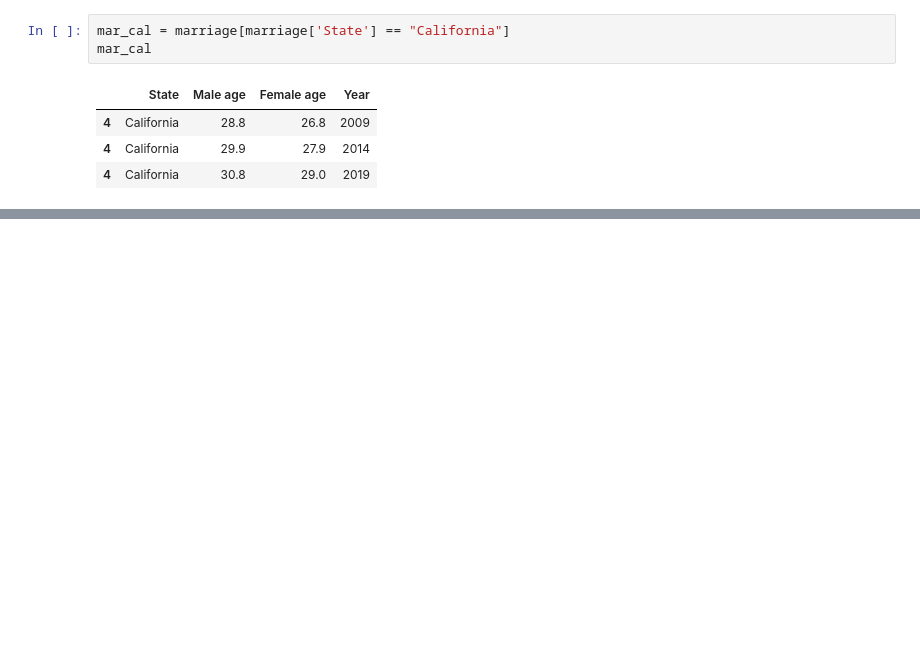
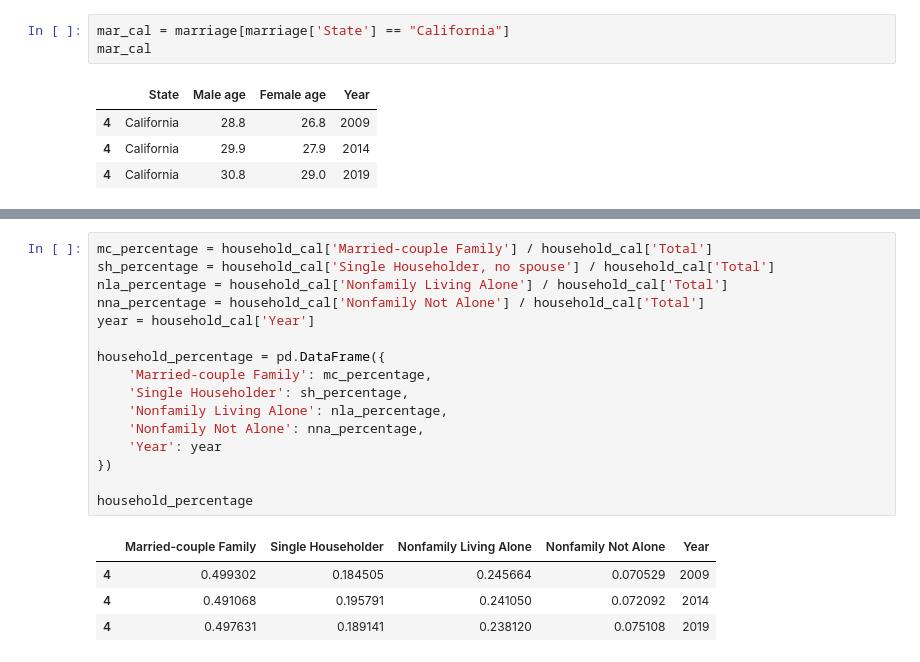
Before and after one commit to asmit-a/pic-16b-project, a Jupyter notebook: censusdata presentation.ipynb, the cells around one changed output, grey strips where cells are left out. Drawn from its saved outputs; the diff is of its cells as text; blank space fills up the shorter version.

```diff
--- a/censusdata presentation.ipynb
+++ b/censusdata presentation.ipynb
@@ -185,0 +191,21 @@ dtype: float64
+# %%
+mc_percentage = household_cal['Married-couple Family'] / household_cal['Total']
+sh_percentage = household_cal['Single Householder, no spouse'] / household_cal['Total']
+nla_percentage = household_cal['Nonfamily Living Alone'] / household_cal['Total']
+nna_percentage = household_cal['Nonfamily Not Alone'] / household_cal['Total']
+year = household_cal['Year']
+
+household_percentage = pd.DataFrame({
+    'Married-couple Family': mc_percentage,
+    'Single Householder': sh_percentage,
+    'Nonfamily Living Alone': nla_percentage,
+    'Nonfamily Not Alone': nna_percentage,
+    'Year': year
+})
+
+household_percentage
+# %% [output]
+|  | Married-couple Family | Single Householder | Nonfamily Living Alone | Nonfamily Not Alone | Year |
+| 4 | 0.499302 | 0.184505 | 0.245664 | 0.070529 | 2009 |
+| 4 | 0.491068 | 0.195791 | 0.241050 | 0.072092 | 2014 |
+| 4 | 0.497631 | 0.189141 | 0.238120 | 0.075108 | 2019 |
```
Also changed, not shown: parts of 14 cells of this notebook.
